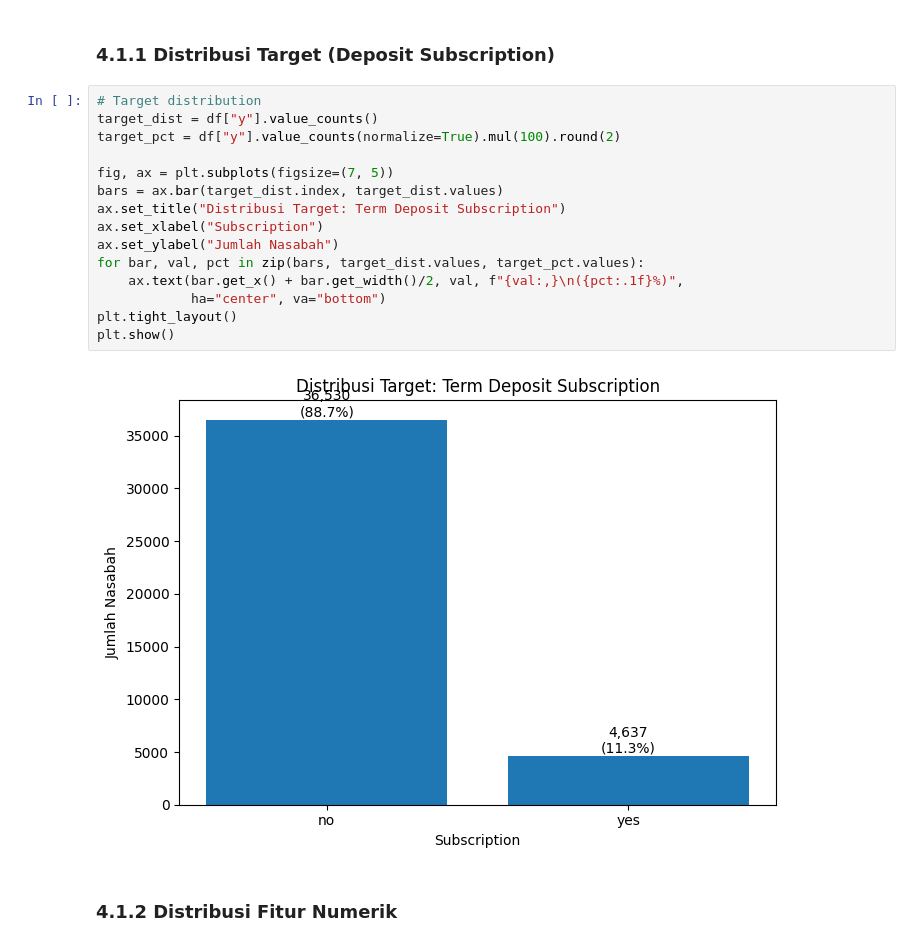
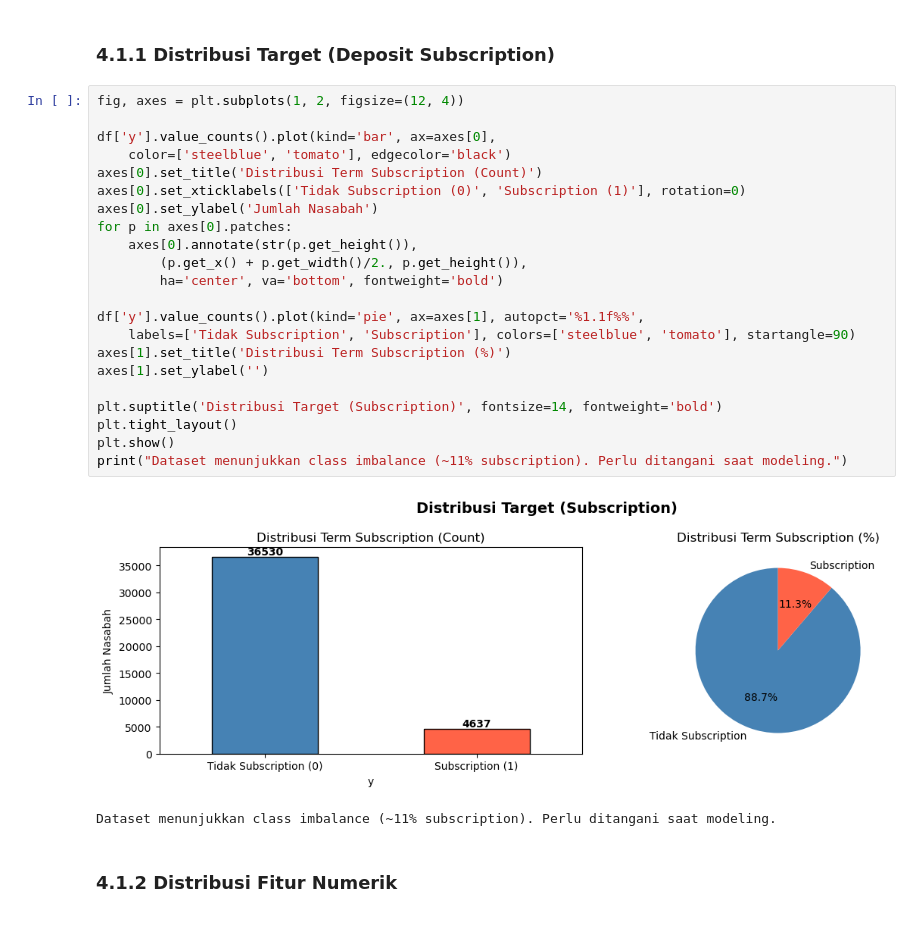
Before and after one commit to haneandreanu/bank-marketing, a Jupyter notebook: notebook/bank-marketing-analysis.ipynb, the cells around one changed output. Drawn from its saved outputs; the diff is of its cells as text.

```diff
--- a/notebook/bank-marketing-analysis.ipynb
+++ b/notebook/bank-marketing-analysis.ipynb
@@ -494,22 +494,30 @@ dtype: object
 ## **4.1 Univariate Analysis**
 # %% [markdown]
 ### 4.1.1 Distribusi Target (Deposit Subscription)
-# %%
-# Target distribution
-target_dist = df["y"].value_counts()
-target_pct = df["y"].value_counts(normalize=True).mul(100).round(2)
-
-fig, ax = plt.subplots(figsize=(7, 5))
-bars = ax.bar(target_dist.index, target_dist.values)
-ax.set_title("Distribusi Target: Term Deposit Subscription")
-ax.set_xlabel("Subscription")
-ax.set_ylabel("Jumlah Nasabah")
-for bar, val, pct in zip(bars, target_dist.values, target_pct.values):
-    ax.text(bar.get_x() + bar.get_width()/2, val, f"{val:,}\n({pct:.1f}%)",
-            ha="center", va="bottom")
-plt.tight_layout()
-plt.show()
-# %% [output]
-[figure, removed]
+# %%
+fig, axes = plt.subplots(1, 2, figsize=(12, 4))
+
+df['y'].value_counts().plot(kind='bar', ax=axes[0],
+    color=['steelblue', 'tomato'], edgecolor='black')
+axes[0].set_title('Distribusi Term Subscription (Count)')
+axes[0].set_xticklabels(['Tidak Subscription (0)', 'Subscription (1)'], rotation=0)
+axes[0].set_ylabel('Jumlah Nasabah')
+for p in axes[0].patches:
+    axes[0].annotate(str(p.get_height()),
+        (p.get_x() + p.get_width()/2., p.get_height()),
+        ha='center', va='bottom', fontweight='bold')
+
+df['y'].value_counts().plot(kind='pie', ax=axes[1], autopct='%1.1f%%',
+    labels=['Tidak Subscription', 'Subscription'], colors=['steelblue', 'tomato'], startangle=90)
+axes[1].set_title('Distribusi Term Subscription (%)')
+axes[1].set_ylabel('')
+
+plt.suptitle('Distribusi Target (Subscription)', fontsize=14, fontweight='bold')
+plt.tight_layout()
+plt.show()
+print("Dataset menunjukkan class imbalance (~11% subscription). Perlu ditangani saat modeling.")
+# %% [output]
+[figure, added]
+Dataset menunjukkan class imbalance (~11% subscription). Perlu ditangani saat modeling.
 # %% [markdown]
 ### 4.1.2 Distribusi Fitur Numerik
```
Also changed, not shown: parts of 11 cells of this notebook.
